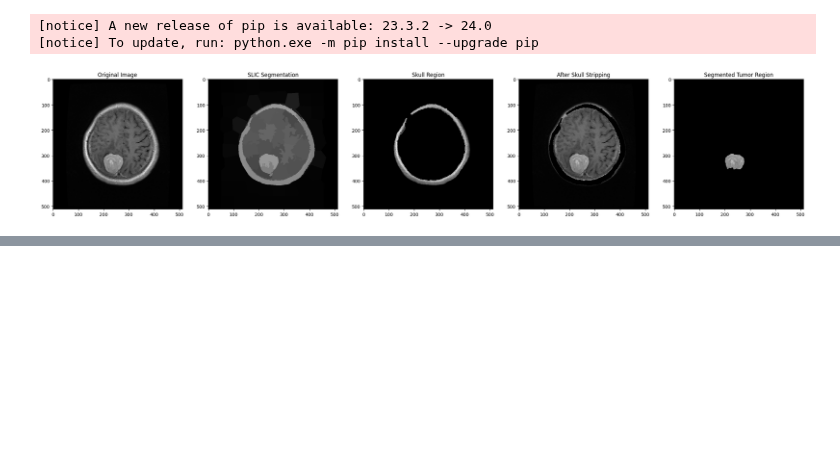
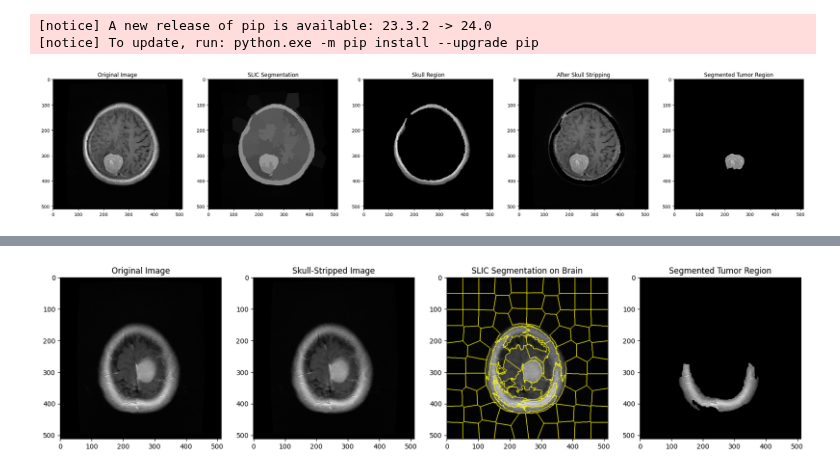
Before and after one commit to waiee/Brain-Tumor-Segmentation, a Jupyter notebook: main.ipynb, the cells around one changed output, grey strips where cells are left out. Saved outputs shown, nothing was run; the diff lists cells and outputs as text; code cells hidden in the pictures; blank space fills up the shorter version.

```diff
--- a/main.ipynb
+++ b/main.ipynb
@@ -320,0 +204,82 @@ plt.show()
+# %%
+import cv2
+import numpy as np
+from skimage.segmentation import slic
+import matplotlib.pyplot as plt
+
+# Read the image
+img = cv2.imread('C:/Users/user/Downloads/final year sem 1/VIP/project/brain tumor dataset/images/15.png', cv2.IMREAD_COLOR)
+
+# Convert the image from BGR to grayscale
+gray_img = cv2.cvtColor(img, cv2.COLOR_BGR2GRAY)
+
+# Threshold the image to create a binary mask for skull removal
+_, skull_mask = cv2.threshold(gray_img, 200, 255, cv2.THRESH_BINARY)
+
+# Apply morphological operations to clean the binary mask
+kernel = np.ones((15, 15), np.uint8)  # Adjust kernel size as needed
+skull_mask = cv2.morphologyEx(skull_mask, cv2.MORPH_CLOSE, kernel)
+skull_mask = cv2.morphologyEx(skull_mask, cv2.MORPH_OPEN, kernel)
+
+# Invert the binary mask to get the brain region
+brain_mask = cv2.bitwise_not(skull_mask)
+
+# Apply the brain mask to the original image
+brain_img = cv2.bitwise_and(img, img, mask=brain_mask)
+
+# Convert the brain region to grayscale
+gray_brain_img = cv2.cvtColor(brain_img, cv2.COLOR_BGR2GRAY)
+
+# Perform SLIC segmentation on the brain region
+segments = slic(brain_img, n_segments=100, compactness=10)
+
+# Create a mask using the segments
+mask = np.zeros_like(brain_img)
+for seg_val in np.unique(segments):
+    mask[segments == seg_val] = np.mean(brain_img[segments == seg_val], axis=(0, 1))
+
+# Convert the mask to HSV color space for better tumor color representation
+hsv_mask = cv2.cvtColor(mask, cv2.COLOR_BGR2HSV)
+
+# Define lower and upper bounds for tumor color in HSV
+lower_bound = np.array([0, 0, 100], dtype=np.uint8)
+upper_bound = np.array([255, 255, 255], dtype=np.uint8)
+
+# Threshold the image to extract the tumor region
+tumor_mask = cv2.inRange(hsv_mask, lower_bound, upper_bound)
+
+# Apply morphological operations to refine the segmentation
+kernel_tumor = np.ones((5, 5), np.uint8)
+tumor_mask = cv2.morphologyEx(tumor_mask, cv2.MORPH_CLOSE, kernel_tumor)
+tumor_mask = cv2.morphologyEx(tumor_mask, cv2.MORPH_OPEN, kernel_tumor)
+
+# Find contours in the binary mask
+contours_tumor, _ = cv2.findContours(tumor_mask, cv2.RETR_EXTERNAL, cv2.CHAIN_APPROX_SIMPLE)
+
+# Keep the contour with the largest area
+if contours_tumor:
+    largest_contour_tumor = max(contours_tumor, key=cv2.contourArea)
+    tumor_mask = np.zeros_like(tumor_mask)
+    cv2.drawContours(tumor_mask, [largest_contour_tumor], -1, (255), thickness=cv2.FILLED)
+
+# Apply the binary mask to the original brain image
+segmented_tumor_image = cv2.bitwise_and(brain_img, brain_img, mask=tumor_mask)
+
+# Display the original image, skull-stripped image, SLIC segmentation result, and segmented tumor region
+fig, ax = plt.subplots(1, 4, figsize=(20, 5))
+
+ax[0].imshow(img)
+ax[0].set_title('Original Image')
+
+ax[1].imshow(brain_img)
+ax[1].set_title('Skull-Stripped Image')
+
+ax[2].imshow(mark_boundaries(brain_img, segments))
+ax[2].set_title('SLIC Segmentation on Brain')
+
+ax[3].imshow(segmented_tumor_image)
+ax[3].set_title('Segmented Tumor Region')
+
+plt.show()
+# %% [output]
+[figure, added]
```
Also changed, not shown: parts of 1 cell of this notebook.
